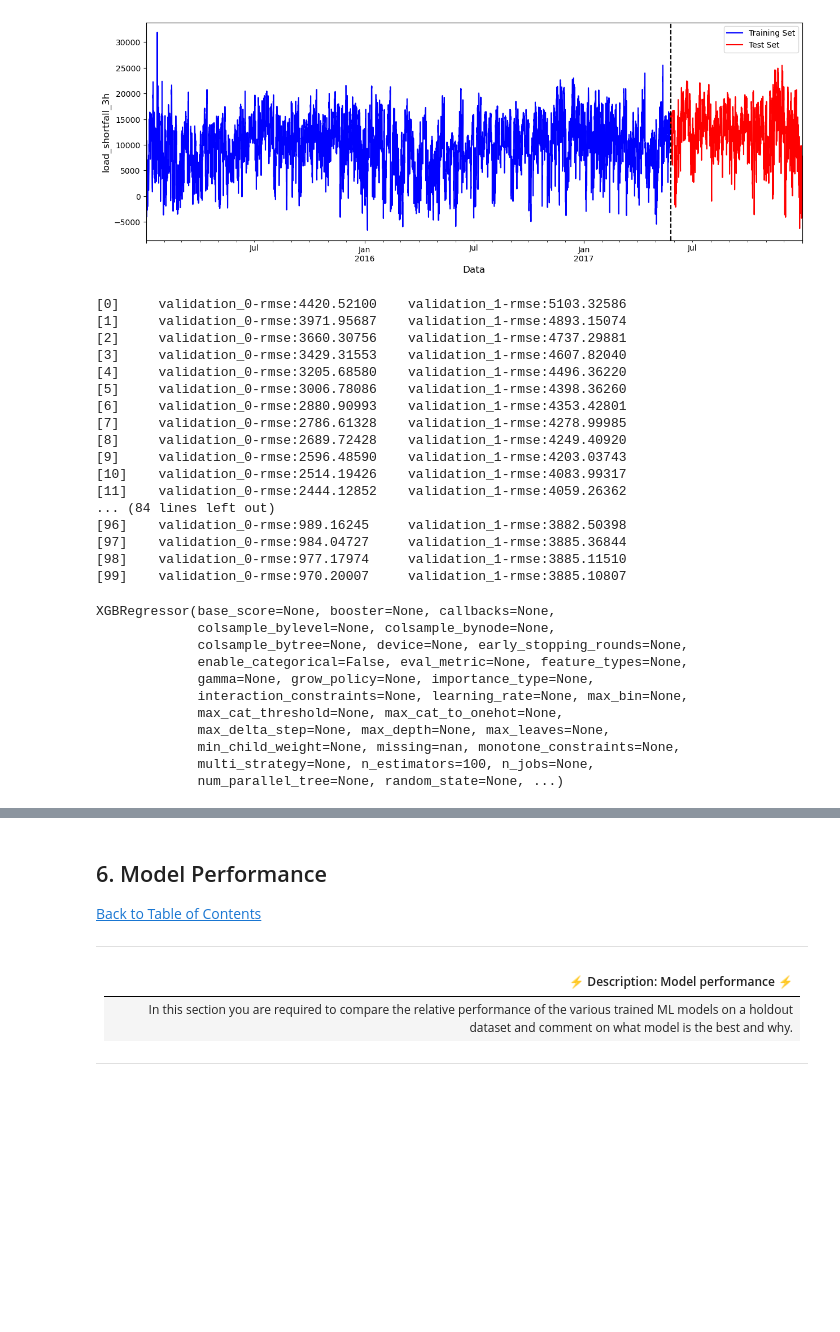
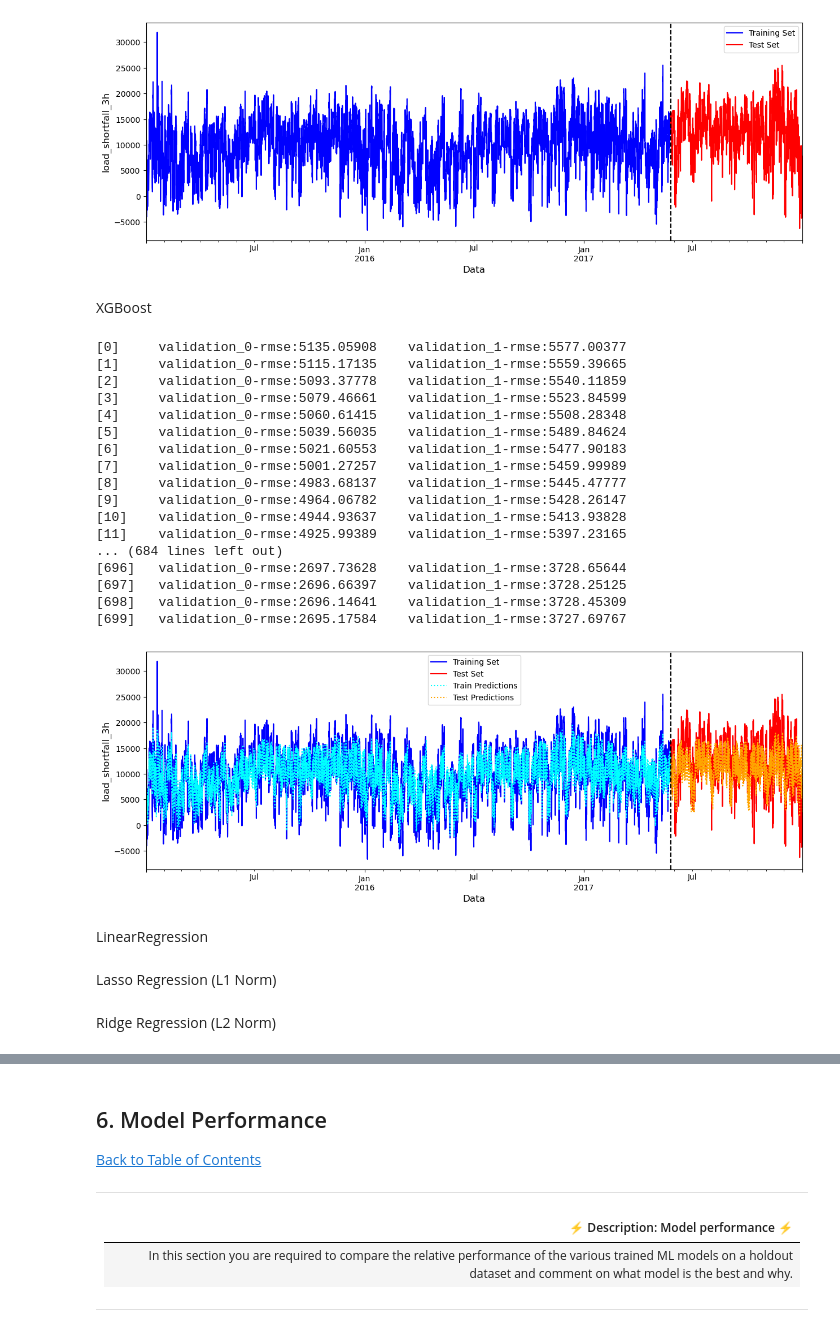
Before and after one commit to Marcel3333/TimeSeriesAnalysisProject, a Jupyter notebook: starter-notebook.ipynb, the cells around one changed output, grey strips where cells are left out. Cells and saved outputs as stored; diff of their text form; code cells hidden in the pictures; blank space fills up the shorter version.

```diff
--- a/starter-notebook.ipynb
+++ b/starter-notebook.ipynb
@@ -327,37 +334,37 @@ plt.show()
 [figure]
 # %%
 #Train one or more ML models
+# %% [markdown]
+XGBoost
 # %%
-reg = xgb.XGBRegressor(n_estimators=100)
+reg = xgb.XGBRegressor(
+    max_depth=4,
+    learning_rate=0.012124628117447038,
+    n_estimators=700,
+    subsample=0.9860393119095388,
+    colsample_bytree=0.921092663790075,
+    reg_alpha=0.0694305802962762,
+    reg_lambda=0.00023029142669961857
+)
 reg.fit(X_train, y_train,
         eval_set = [(X_train, y_train), (X_test, y_test)],
         verbose = True)
+XGB_predict = reg.predict(X_test)
 # %% [output]
-[0]     validation_0-rmse:4420.52100    validation_1-rmse:5103.32586
-[1]     validation_0-rmse:3971.95687    validation_1-rmse:4893.15074
-[2]     validation_0-rmse:3660.30756    validation_1-rmse:4737.29881
-[3]     validation_0-rmse:3429.31553    validation_1-rmse:4607.82040
-[4]     validation_0-rmse:3205.68580    validation_1-rmse:4496.36220
-[5]     validation_0-rmse:3006.78086    validation_1-rmse:4398.36260
-[6]     validation_0-rmse:2880.90993    validation_1-rmse:4353.42801
-[7]     validation_0-rmse:2786.61328    validation_1-rmse:4278.99985
-[8]     validation_0-rmse:2689.72428    validation_1-rmse:4249.40920
-[9]     validation_0-rmse:2596.48590    validation_1-rmse:4203.03743
-[10]    validation_0-rmse:2514.19426    validation_1-rmse:4083.99317
-[11]    validation_0-rmse:2444.12852    validation_1-rmse:4059.26362
-... (84 lines left out)
-[96]    validation_0-rmse:989.16245     validation_1-rmse:3882.50398
-[97]    validation_0-rmse:984.04727     validation_1-rmse:3885.36844
-[98]    validation_0-rmse:977.17974     validation_1-rmse:3885.11510
-[99]    validation_0-rmse:970.20007     validation_1-rmse:3885.10807
+[0]     validation_0-rmse:5135.05908    validation_1-rmse:5577.00377
+[1]     validation_0-rmse:5115.17135    validation_1-rmse:5559.39665
+[2]     validation_0-rmse:5093.37778    validation_1-rmse:5540.11859
+[3]     validation_0-rmse:5079.46661    validation_1-rmse:5523.84599
+[4]     validation_0-rmse:5060.61415    validation_1-rmse:5508.28348
+[5]     validation_0-rmse:5039.56035    validation_1-rmse:5489.84624
+[6]     validation_0-rmse:5021.60553    validation_1-rmse:5477.90183
+[7]     validation_0-rmse:5001.27257    validation_1-rmse:5459.99989
+[8]     validation_0-rmse:4983.68137    validation_1-rmse:5445.47777
+[9]     validation_0-rmse:4964.06782    validation_1-rmse:5428.26147
+[10]    validation_0-rmse:4944.93637    validation_1-rmse:5413.93828
+[11]    validation_0-rmse:4925.99389    validation_1-rmse:5397.23165
+... (684 lines left out)
+[696]   validation_0-rmse:2697.73628    validation_1-rmse:3728.65644
+[697]   validation_0-rmse:2696.66397    validation_1-rmse:3728.25125
+[698]   validation_0-rmse:2696.14641    validation_1-rmse:3728.45309
+[699]   validation_0-rmse:2695.17584    validation_1-rmse:3727.69767
-XGBRegressor(base_score=None, booster=None, callbacks=None,
-             colsample_bylevel=None, colsample_bynode=None,
-             colsample_bytree=None, device=None, early_stopping_rounds=None,
-             enable_categorical=False, eval_metric=None, feature_types=None,
-             gamma=None, grow_policy=None, importance_type=None,
-             interaction_constraints=None, learning_rate=None, max_bin=None,
-             max_cat_threshold=None, max_cat_to_onehot=None,
-             max_delta_step=None, max_depth=None, max_leaves=None,
-             min_child_weight=None, missing=nan, monotone_constraints=None,
-             multi_strategy=None, n_estimators=100, n_jobs=None,
-             num_parallel_tree=None, random_state=None, ...)
@@ -365,0 +371,17 @@ XGBRegressor(base_score=None, booster=None, callbacks=None,
+# %%
+y_train_pred = pd.Series(reg.predict(X_train), index=y_train.index)
+y_test_pred = pd.Series(reg.predict(X_test), index=y_test.index)
+fig, ax = plt.subplots(figsize=(15, 5))
+y_train.plot(ax=ax, label='Training Set', color='blue')
+y_test.plot(ax=ax, label='Test Set', color='red')
+y_train_pred.plot(ax=ax, label='Train Predictions', color='cyan', linestyle="dotted")
+y_test_pred.plot(ax=ax, label='Test Predictions', color='orange', linestyle="dotted")
+ax.axvline(x=pd.to_datetime('2017-05-26 00:00:00'), color='black', ls='--')
+ax.legend()
+ax.set_xlabel("Data", fontsize=12)
+ax.set_ylabel("load_shortfall_3h", fontsize=12)
+plt.show()
+# %% [output]
+[figure, added]
+# %% [markdown]
+LinearRegression
@@ -365,0 +393,2 @@ XGBRegressor(base_score=None, booster=None, callbacks=None,
+# %% [markdown]
+Lasso Regression (L1 Norm)
@@ -365,0 +399,2 @@ XGBRegressor(base_score=None, booster=None, callbacks=None,
+# %% [markdown]
+Ridge Regression (L2 Norm)
```
Also changed, not shown: parts of 17 cells of this notebook.
